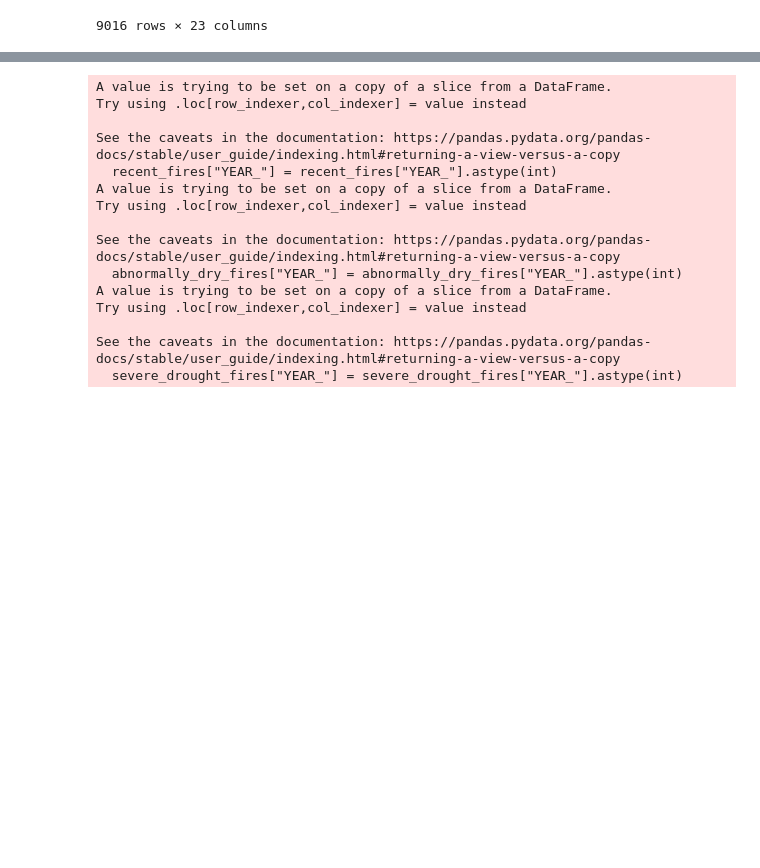
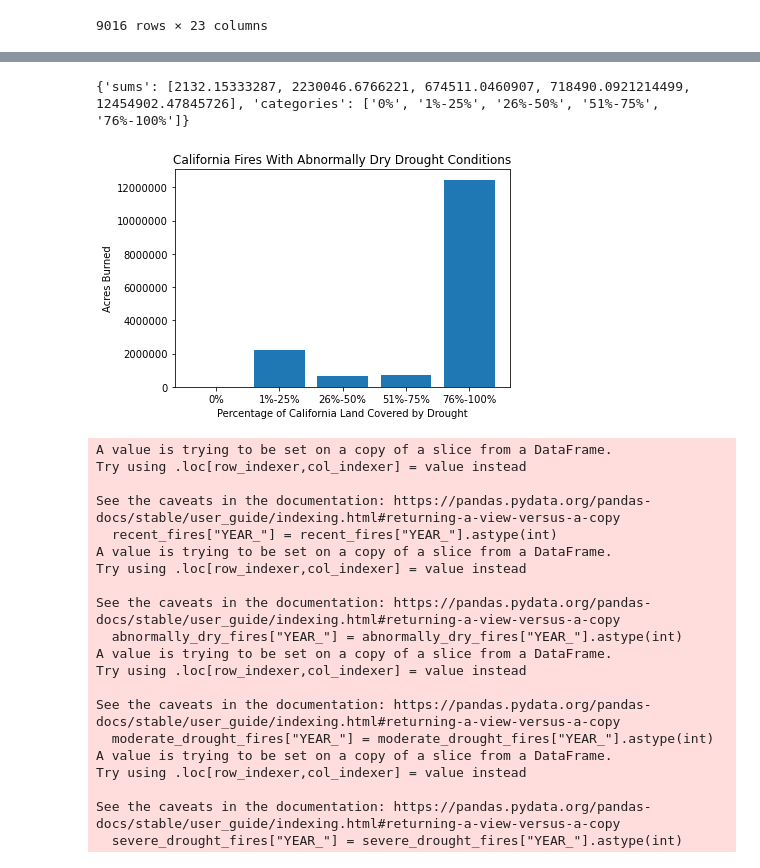
Before and after one commit to imscotta/Climate-of-California, a Jupyter notebook: ETL_Example.ipynb, the cells around one changed output, grey strips where cells are left out. Drawn from its saved outputs; the diff is of its cells as text; code cells hidden in the pictures; blank space fills up the shorter version.

```diff
--- a/ETL_Example.ipynb
+++ b/ETL_Example.ipynb
@@ -114,3 +116,36 @@ connection.close()
+# %%
+import numpy as np
+import matplotlib.pyplot as plt
+
+all_fires = drought_fire_df
+
+# Abnormally Dry
+first_percentile = all_fires[all_fires["D0"] == 0]
+second_percentile = all_fires.loc[(all_fires["D0"] > 0) & (all_fires["D0"] < 26)]
+third_percentile = all_fires.loc[(all_fires["D0"] > 25) & (all_fires["D0"] < 51)]
+fourth_percentile = all_fires.loc[(all_fires["D0"] > 50) & (all_fires["D0"] < 76)]
+fifth_percentile = all_fires.loc[(all_fires["D0"] > 75) & (all_fires["D0"] < 101)]
+data = {
+    'sums': [first_percentile["GIS_ACRES"].sum(), second_percentile["GIS_ACRES"].sum(), third_percentile["GIS_ACRES"].sum(), fourth_percentile["GIS_ACRES"].sum(), fifth_percentile["GIS_ACRES"].sum()],
+    'categories': ["0%", "1%-25%", "26%-50%", "51%-75%", "76%-100%"]
+}
+print(data)
+categorized_fires = pd.DataFrame(data)
+y = np.array(categorized_fires["sums"].values)
+x = np.array(categorized_fires["categories"].values)
+plt.bar(x, y)
+plt.title("California Fires With Abnormally Dry Drought Conditions")
+plt.xlabel("Percentage of California Land Covered by Drought")
+plt.ylabel("Acres Burned")
+plt.ticklabel_format(style='plain', useOffset=False, axis='y')
+plt.show()
+
+# second_percentile = all_fires[26 < all_fires["D0"] < 50]
+# third_percentile = all_fires[51 < all_fires["D0"] < 75]
+# fourth_percentile = all_fires[76 < all_fires["D0"] < 100]
+# %% [output]
+{'sums': [2132.15333287, 2230046.6766221, 674511.0460907, 718490.0921214499, 12454902.47845726], 'categories': ['0%', '1%-25%', '26%-50%', '51%-75%', '76%-100%']}
+[figure, added]
 # %%
 # Create dataframe of fires during the last 20 years
 recent_fires = drought_fire_df[drought_fire_df["YEAR_"] > 2002]
@@ -122,7 +157,7 @@ total_yearly_fires = recent_fires.groupby(["YEAR_"]).sum()
 total_yearly_acres = total_yearly_fires["GIS_ACRES"]
 
 # Create dataframe of fires during severe droughts covering more than 50% of California
-abnormally_dry_fires = recent_fires[recent_fires["D1"] > 50]
+abnormally_dry_fires = recent_fires[recent_fires["D0"] > 50]
 
 # Calculate acres burned during severe droughts
 abnormally_dry_acres_burned = abnormally_dry_fires["GIS_ACRES"].sum()
@@ -131,13 +166,22 @@ abnormally_dry_yearly_fires = abnormally_dry_fires.groupby(["YEAR_"]).sum()
 abnormally_dry_yearly_acres = abnormally_dry_yearly_fires["GIS_ACRES"]
 
 # Create dataframe of fires during severe droughts covering more than 50% of California
+moderate_drought_fires = recent_fires[recent_fires["D1"] > 50]
+
+# Calculate acres burned during severe droughts
+moderate_drought_acres_burned = moderate_drought_fires["GIS_ACRES"].sum()
+moderate_drought_fires["YEAR_"] = moderate_drought_fires["YEAR_"].astype(int)
+moderate_drought_yearly_fires = moderate_drought_fires.groupby(["YEAR_"]).sum()
+moderate_drought_yearly_acres = moderate_drought_yearly_fires["GIS_ACRES"]
+
+# Create dataframe of fires during severe droughts covering more than 50% of California
 severe_drought_fires = recent_fires[recent_fires["D2"] > 50]
 
 # Calculate acres burned during severe droughts
 severe_drought_acres_burned = severe_drought_fires["GIS_ACRES"].sum()
 severe_drought_fires["YEAR_"] = severe_drought_fires["YEAR_"].astype(int)
-drought_yearly_fires = severe_drought_fires.groupby(["YEAR_"]).sum()
-drought_yearly_acres = drought_yearly_fires["GIS_ACRES"]
+severe_drought_yearly_fires = severe_drought_fires.groupby(["YEAR_"]).sum()
+severe_drought_yearly_acres = severe_drought_yearly_fires["GIS_ACRES"]
 # %% [output]
 A value is trying to be set on a copy of a slice from a DataFrame.
 Try using .loc[row_indexer,col_indexer] = value instead
@@ -153,6 +197,11 @@ A value is trying to be set on a copy of a slice from a DataFrame.
 Try using .loc[row_indexer,col_indexer] = value instead
 
 See the caveats in the documentation: https://pandas.pydata.org/pandas-docs/stable/user_guide/indexing.html#returning-a-view-versus-a-copy
+  moderate_drought_fires["YEAR_"] = moderate_drought_fires["YEAR_"].astype(int)
+A value is trying to be set on a copy of a slice from a DataFrame.
+Try using .loc[row_indexer,col_indexer] = value instead
+
+See the caveats in the documentation: https://pandas.pydata.org/pandas-docs/stable/user_guide/indexing.html#returning-a-view-versus-a-copy
   severe_drought_fires["YEAR_"] = severe_drought_fires["YEAR_"].astype(int)
 # %%
 # Create graph comparing acres burned during droughts vs not during droughts
```
Also changed, not shown: parts of 7 cells of this notebook, 4 other files.
